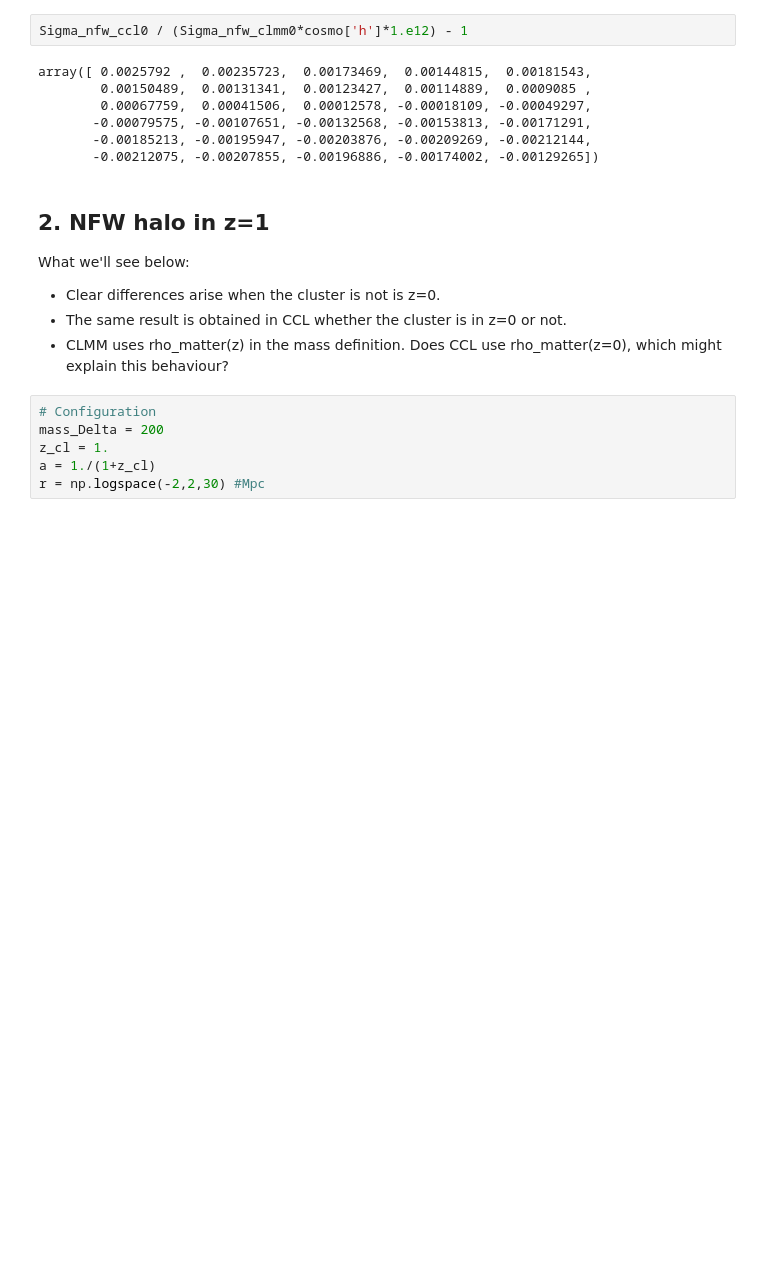
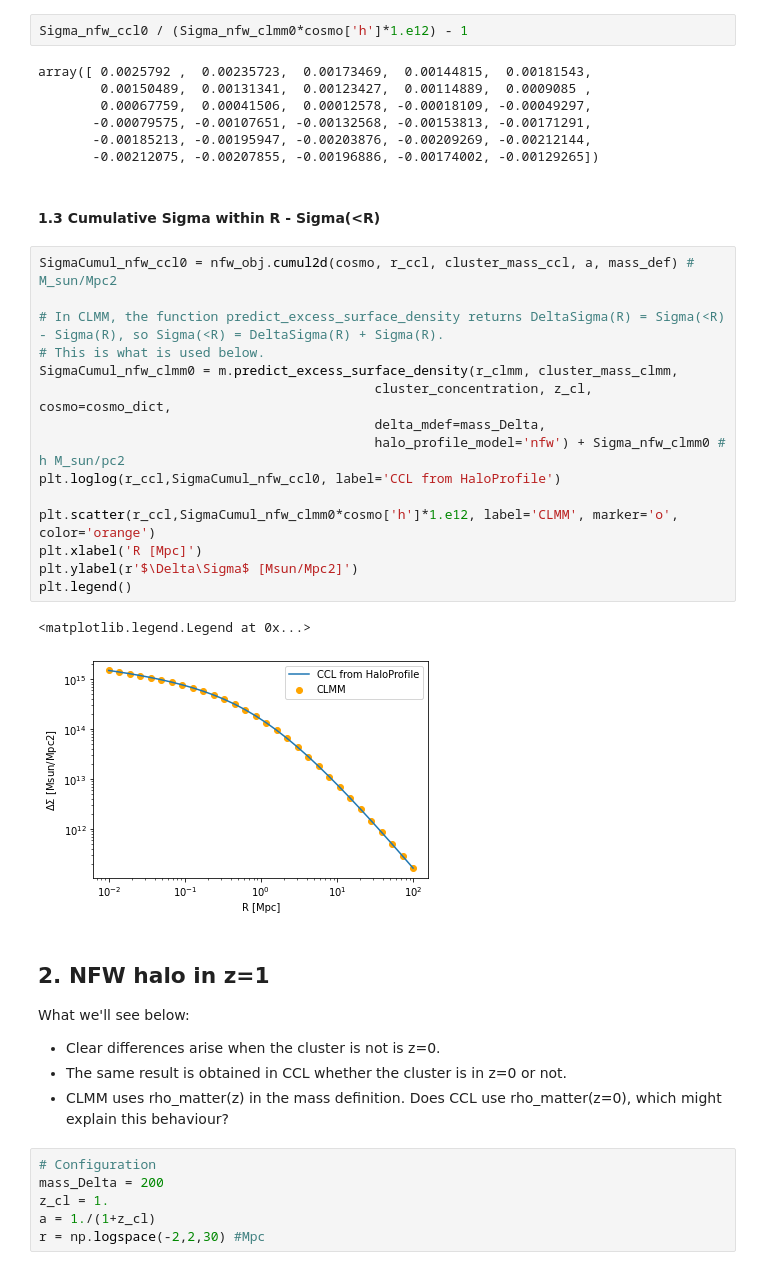
Before and after one commit to LSSTDESC/CLxTJP, a Jupyter notebook: CCL_CLMM_comparison.ipynb, the cells around one changed output. Saved outputs shown, nothing was run; the diff lists cells and outputs as text; blank space fills up the shorter version.

Commit message:
Adding DeltaSigma comparison

```diff
--- a/CCL_CLMM_comparison.ipynb
+++ b/CCL_CLMM_comparison.ipynb
@@ -115,6 +115,26 @@ array([ 0.0025792 ,  0.00235723,  0.00173469,  0.00144815,  0.00181543,
        -0.00079575, -0.00107651, -0.00132568, -0.00153813, -0.00171291,
        -0.00185213, -0.00195947, -0.00203876, -0.00209269, -0.00212144,
        -0.00212075, -0.00207855, -0.00196886, -0.00174002, -0.00129265])
+# %% [markdown]
+#### 1.3 Cumulative Sigma within R - Sigma(<R)
+# %%
+SigmaCumul_nfw_ccl0 = nfw_obj.cumul2d(cosmo, r_ccl, cluster_mass_ccl, a, mass_def) # M_sun/Mpc2
+
+# In CLMM, the function predict_excess_surface_density returns DeltaSigma(R) = Sigma(<R) - Sigma(R), so Sigma(<R) = DeltaSigma(R) + Sigma(R).
+# This is what is used below.
+SigmaCumul_nfw_clmm0 = m.predict_excess_surface_density(r_clmm, cluster_mass_clmm,
+                                           cluster_concentration, z_cl, cosmo=cosmo_dict,
+                                           delta_mdef=mass_Delta,
+                                           halo_profile_model='nfw') + Sigma_nfw_clmm0 # h M_sun/pc2
+plt.loglog(r_ccl,SigmaCumul_nfw_ccl0, label='CCL from HaloProfile')
+
+plt.scatter(r_ccl,SigmaCumul_nfw_clmm0*cosmo['h']*1.e12, label='CLMM', marker='o', color='orange')
+plt.xlabel('R [Mpc]')
+plt.ylabel(r'$\Delta\Sigma$ [Msun/Mpc2]')
+plt.legend()
+# %% [output]
+<matplotlib.legend.Legend at 0x...>
+[figure, added]
 # %% [markdown]
 ## 2. NFW halo in z=1
 What we'll see below:
```
